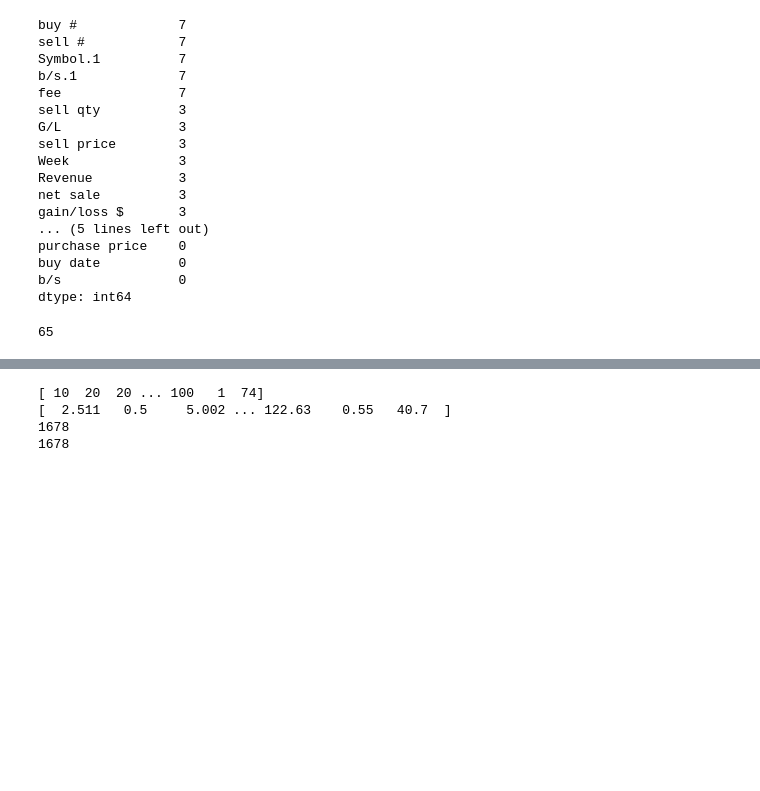
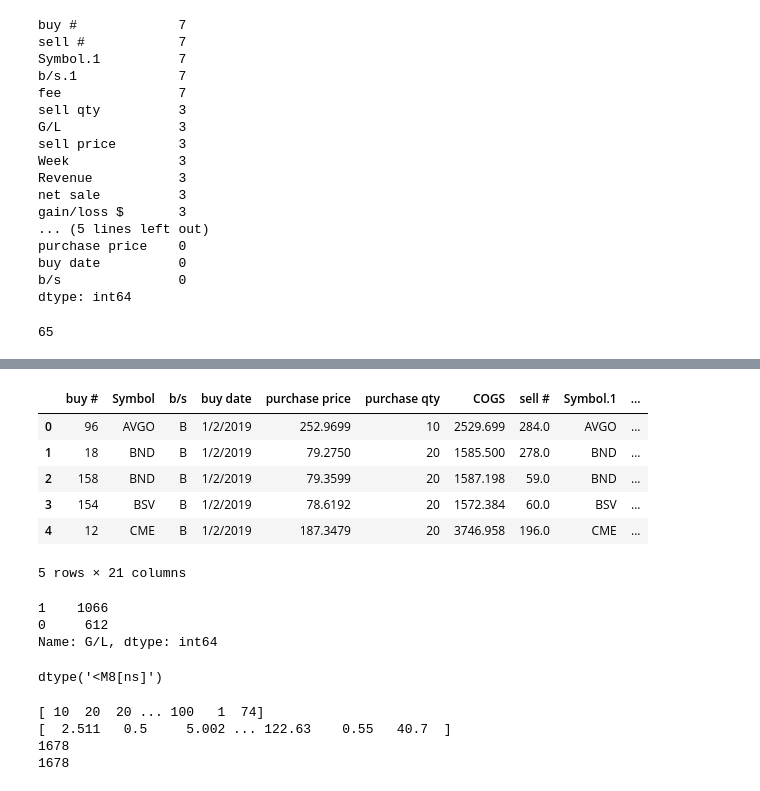
Before and after one commit to mikess314/ARDayTradingData, a Jupyter notebook: AR Day Trading Analysis.ipynb, the cells around one changed output, grey strips where cells are left out. Drawn from its saved outputs; the diff is of its cells as text; code cells hidden in the pictures; blank space fills up the shorter version.

```diff
--- a/AR Day Trading Analysis.ipynb
+++ b/AR Day Trading Analysis.ipynb
@@ -91,0 +194,28 @@ Name: purchase qty, dtype: float64
+# %%
+# The purchase qty feature contains negative numbers. These should be made positive.
+df['purchase qty'] = df['purchase qty'].abs()
+#df['COGS'] = df['COGS'].map(lambda x: x.lstrip('+-').lstrip('$'))
+#df['COGS'] = df['COGS'].astype(str).astype(float)
+df['COGS'] = df['COGS'].abs()
+df.head()
+# %% [output]
+|  | buy # | Symbol | b/s | buy date | purchase price | purchase qty | COGS | sell # | Symbol.1 | ... |
+| 0 | 96 | AVGO | B | 1/2/2019 | 252.9699 | 10 | 2529.699 | 284.0 | AVGO | ... |
+| 1 | 18 | BND | B | 1/2/2019 | 79.2750 | 20 | 1585.500 | 278.0 | BND | ... |
+| 2 | 158 | BND | B | 1/2/2019 | 79.3599 | 20 | 1587.198 | 59.0 | BND | ... |
+| 3 | 154 | BSV | B | 1/2/2019 | 78.6192 | 20 | 1572.384 | 60.0 | BSV | ... |
+| 4 | 12 | CME | B | 1/2/2019 | 187.3479 | 20 | 3746.958 | 196.0 | CME | ... |
+5 rows × 21 columns
+# %%
+# Convert the G's and L's to 1's and 0's
+df['G/L'] = df['G/L'].replace("G",1)
+df['G/L'] = df['G/L'].replace("L",0)
+df['G/L'].value_counts()
+# %% [output]
+1    1066
+0     612
+Name: G/L, dtype: int64
+# %%
+df['buy date'].dtypes
+# %% [output]
+dtype('<M8[ns]')
```
Also changed, not shown: parts of 35 cells of this notebook.
